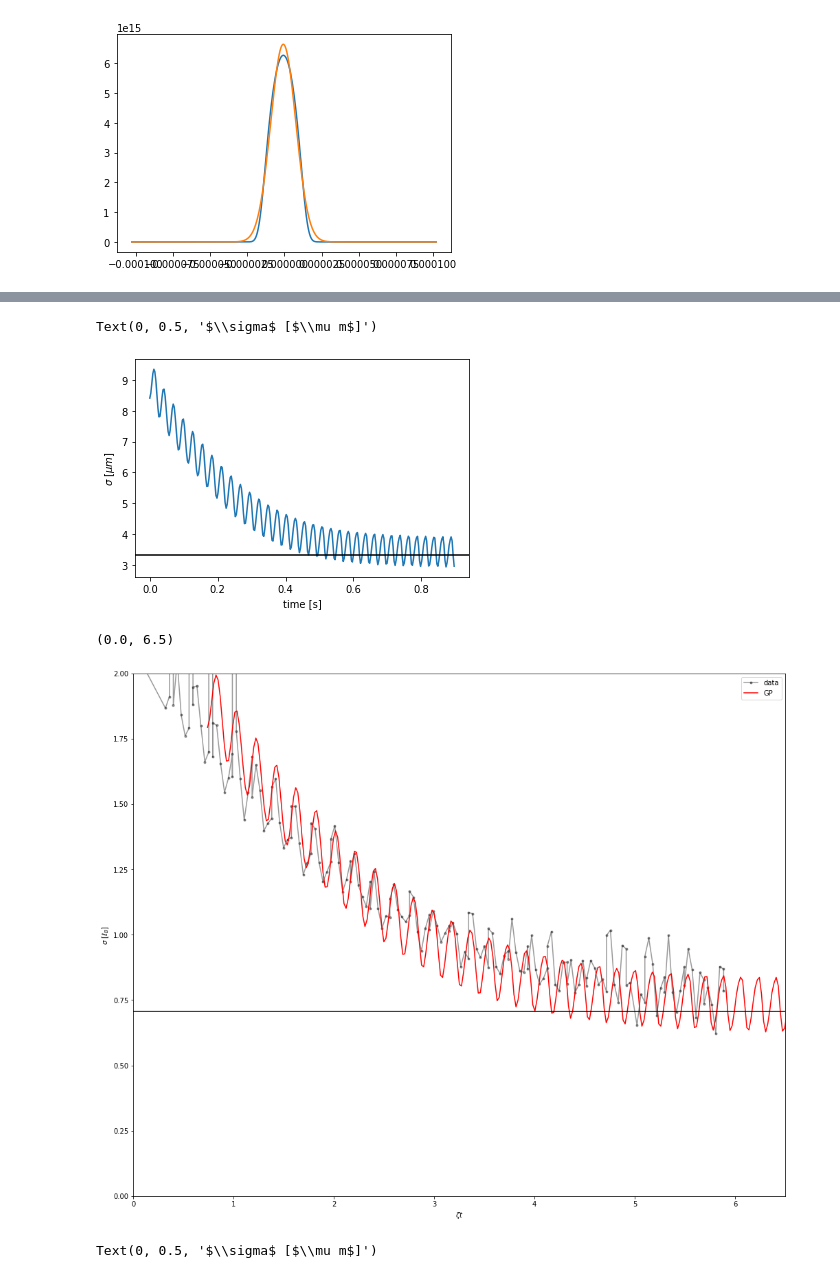
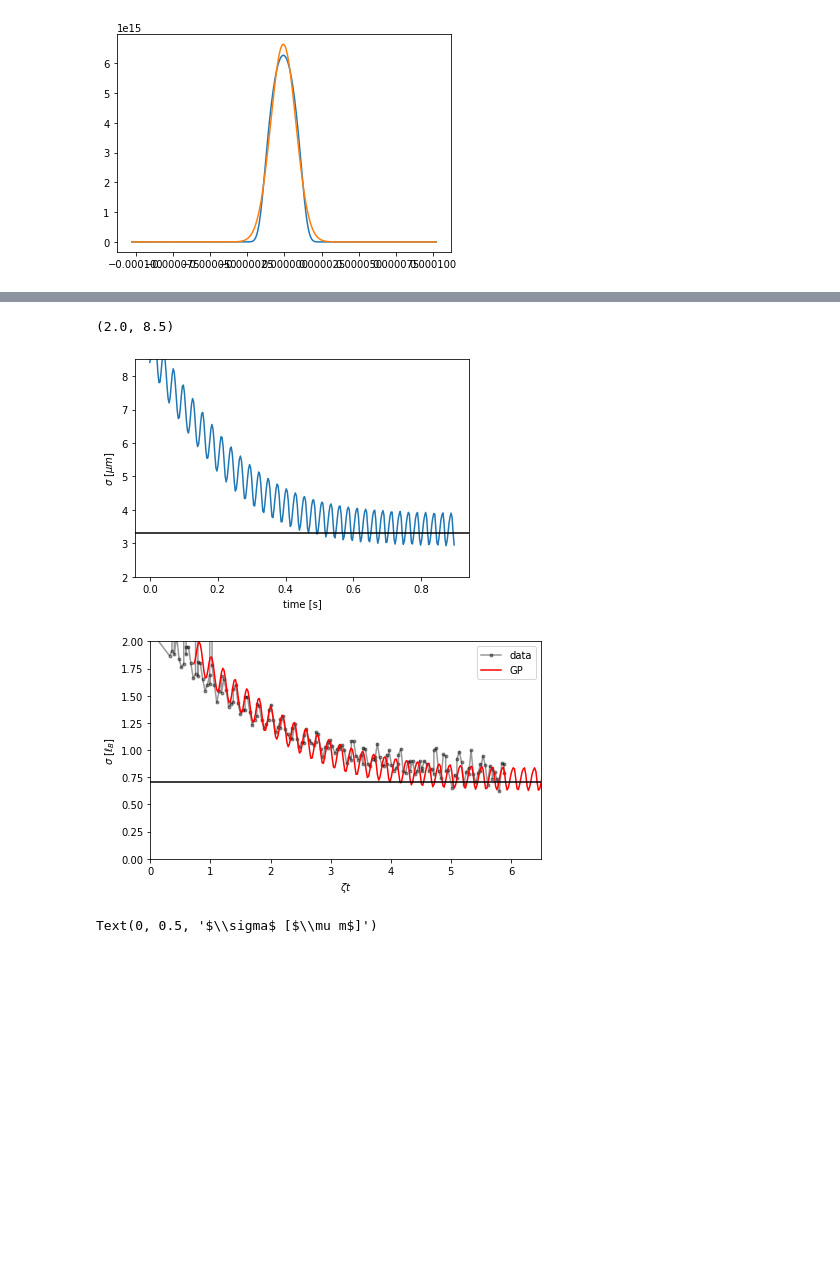
Before and after one commit to biswaroopmukherjee/condensate, a Jupyter notebook: notebooks/Hall strip.ipynb, the cells around one changed output, grey strips where cells are left out. Cells and saved outputs as stored; diff of their text form; code cells hidden in the pictures; blank space fills up the shorter version.

```diff
--- a/notebooks/Hall strip.ipynb
+++ b/notebooks/Hall strip.ipynb
@@ -196,29 +196,29 @@ plt.plot(gs['time'], 1e6*widths)
 plt.axhline(1e6*lb/np.sqrt(2),c='k')
 plt.xlabel('time [s]')
 plt.ylabel(r'$\sigma$ [$\mu m$]')
-# plt.savefig('figures/rotini1d/widths.png')
+plt.ylim([2,8.5])
+# plt.savefig('figures/rotini1d/widths_nog.png')
 # %% [output]
-Text(0, 0.5, '$\\sigma$ [$\\mu m$]')
+(2.0, 8.5)
-[figure, old version]
+[figure, new version]
 # %%
 labdata = pd.read_csv('data/widthData.csv', names=['zt', 's'])
 labdata.sort_values(by='zt', inplace=True, ignore_index=True)
 # %%
 zeta = 0.222 * omega / 2
-# plt.figure(figsize=(7,4))
-plt.figure(figsize=(17,14))
+plt.figure(figsize=(7,4))
+# plt.figure(figsize=(17,14))
 widths = np.array([1e-6 * abs(r[4][2]) / lb for r in gs.itertuples()])
 plt.plot(labdata.zt, labdata.s,'k.-' ,alpha=0.4, label='data')
-plt.plot((zeta * gs['time'] )+0.74, 1e6*widths, 'r-', label='GP')
+plt.plot((zeta * gs['time'] )+0.724, 1e6*widths, 'r-', label='GP')
 plt.axhline(1/np.sqrt(2),c='k')
 plt.xlabel(r'$\zeta t$')
 plt.ylabel(r'$\sigma$ [$\ell_B$]')
 plt.legend()
 plt.ylim([0,2])
 plt.xlim([0,6.5])
-# plt.savefig('figures/rotini1d/widths.png', dpi=200)
+plt.savefig('figures/rotini1d/widths.png', dpi=200)
 # %% [output]
-(0.0, 6.5)
-[figure, old version]
+[figure, new version]
 # %%
 gpexport = pd.DataFrame(columns=['zt', 's'])
```
Also changed, not shown: parts of 1 cell of this notebook.
